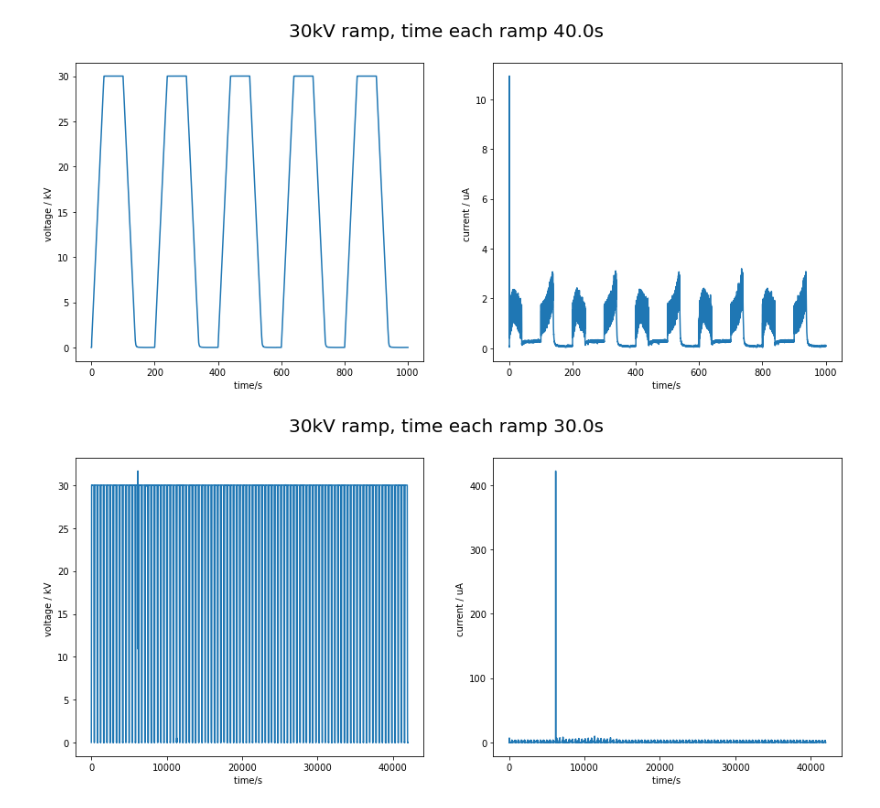
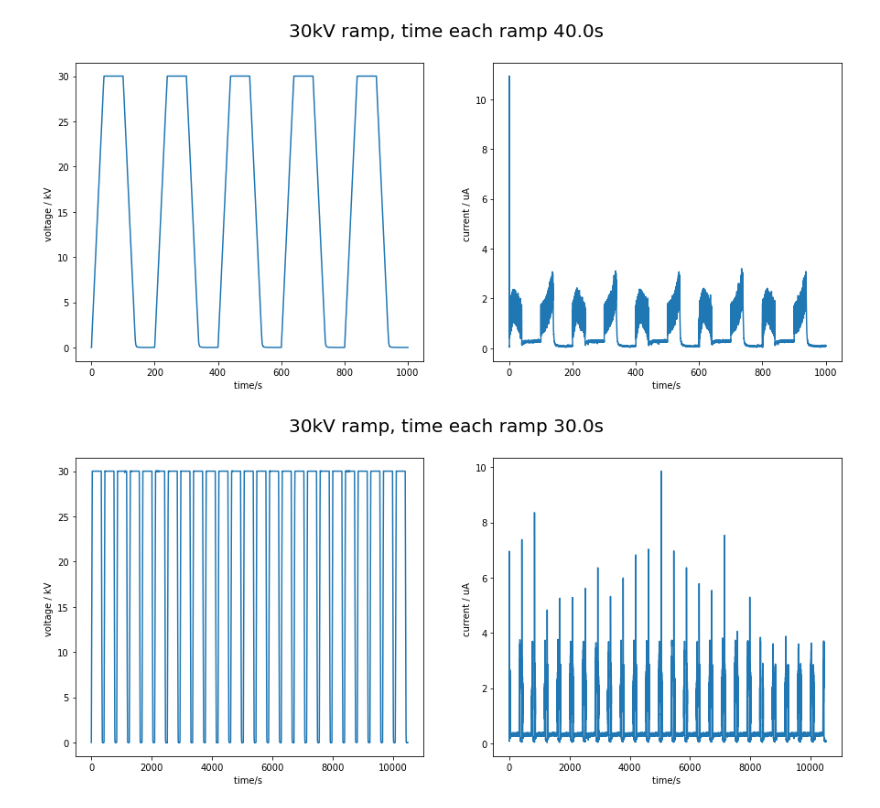
Before and after one commit to yyhshdu1/1-3-IR-high_voltage, a Jupyter notebook: Emma leakage current/Plot_V&A_ramp.ipynb, the cells around one changed output. Saved outputs shown, nothing was run; the diff lists cells and outputs as text; code cells hidden in the pictures.

Commit message:
plot 50 times

```diff
--- a/Emma leakage current/Plot_V&A_ramp.ipynb
+++ b/Emma leakage current/Plot_V&A_ramp.ipynb
@@ -222,11 +222,11 @@ plot_combined(file_name)
 # %%
 os.chdir('C:\\Users\\yuanhang.yang\\Documents\\GitHub\\1-3-IR-high_voltage\\Emma leakage current\\2-27-2025_test\\30s ramp long 2')
 file_name = []
-for i in range(0,100):
+for i in range(15,40):
     file_name.append('ramp_and_record_0.000V_to_10.000V_step_0.05V_in_30s_'+str(i)+'.csv')
     file_name.append('rec_at_10__recording_300s_'+str(i)+'.csv')
     file_name.append('ramp_and_record_10.000V_to_0.000V_step_0.05V_in_30s_'+str(i)+'.csv')
     file_name.append('rec_at_0__recording_60s_'+str(i)+'.csv')
 plot_combined(file_name)
 # %% [output]
-[figure, old version]
+[figure, new version]
```
Also changed, not shown: parts of 1 cell of this notebook.
